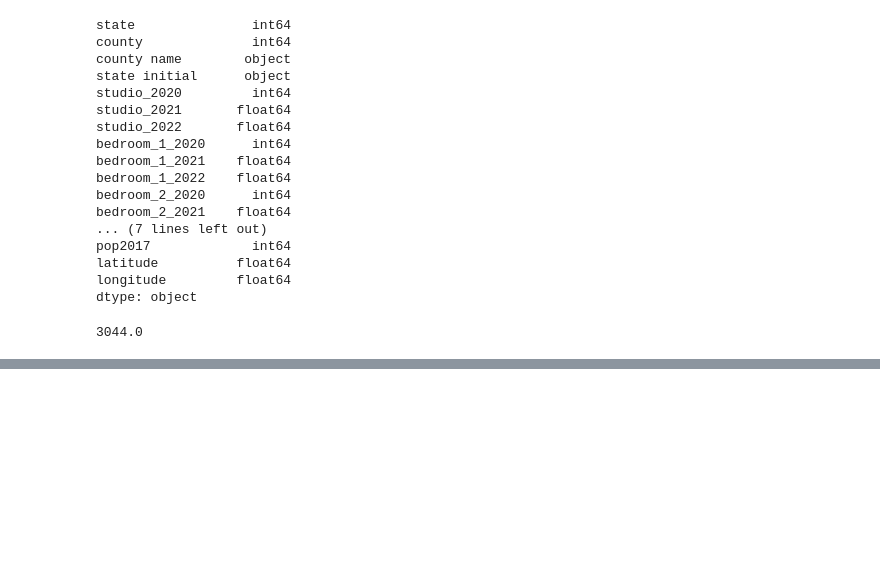
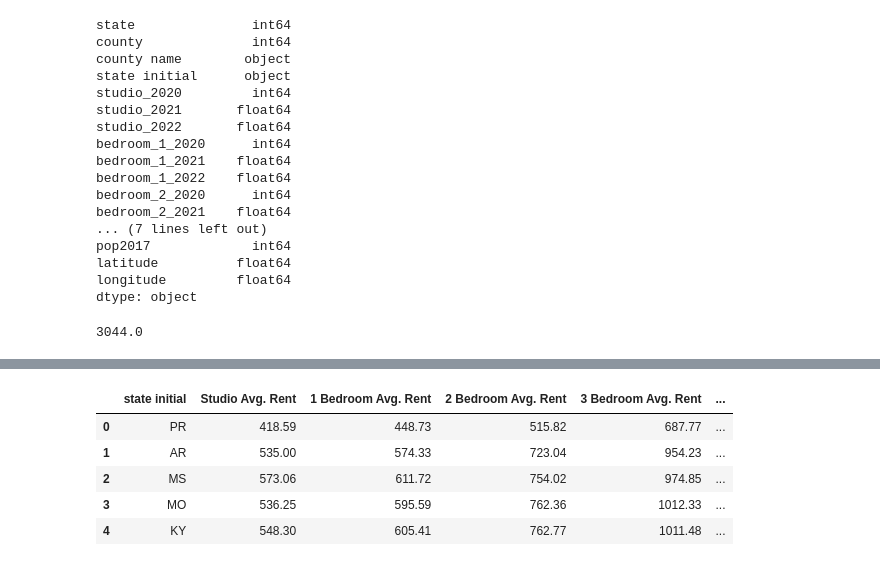
Before and after one commit to Boot-Team-7/project_1_materials, a Jupyter notebook: Sheyla/Project 1- Rents New.ipynb, the cells around one changed output, grey strips where cells are left out. Saved outputs shown, nothing was run; the diff lists cells and outputs as text; code cells hidden in the pictures; blank space fills up the shorter version.

```diff
--- a/Sheyla/Project 1- Rents New.ipynb
+++ b/Sheyla/Project 1- Rents New.ipynb
@@ -451,0 +493,10 @@ fig
+# %%
+bottom_5_state_cleaned = pd.merge(bottom_5_state_rent_21, state_coordinates , how="left", on="state initial")
+bottom_5_state_cleaned
+# %% [output]
+|  | state initial | Studio Avg. Rent | 1 Bedroom Avg. Rent | 2 Bedroom Avg. Rent | 3 Bedroom Avg. Rent | ... |
+| 0 | PR | 418.59 | 448.73 | 515.82 | 687.77 | ... |
+| 1 | AR | 535.00 | 574.33 | 723.04 | 954.23 | ... |
+| 2 | MS | 573.06 | 611.72 | 754.02 | 974.85 | ... |
+| 3 | MO | 536.25 | 595.59 | 762.36 | 1012.33 | ... |
+| 4 | KY | 548.30 | 605.41 | 762.77 | 1011.48 | ... |
```
Also changed, not shown: parts of 10 cells of this notebook.
